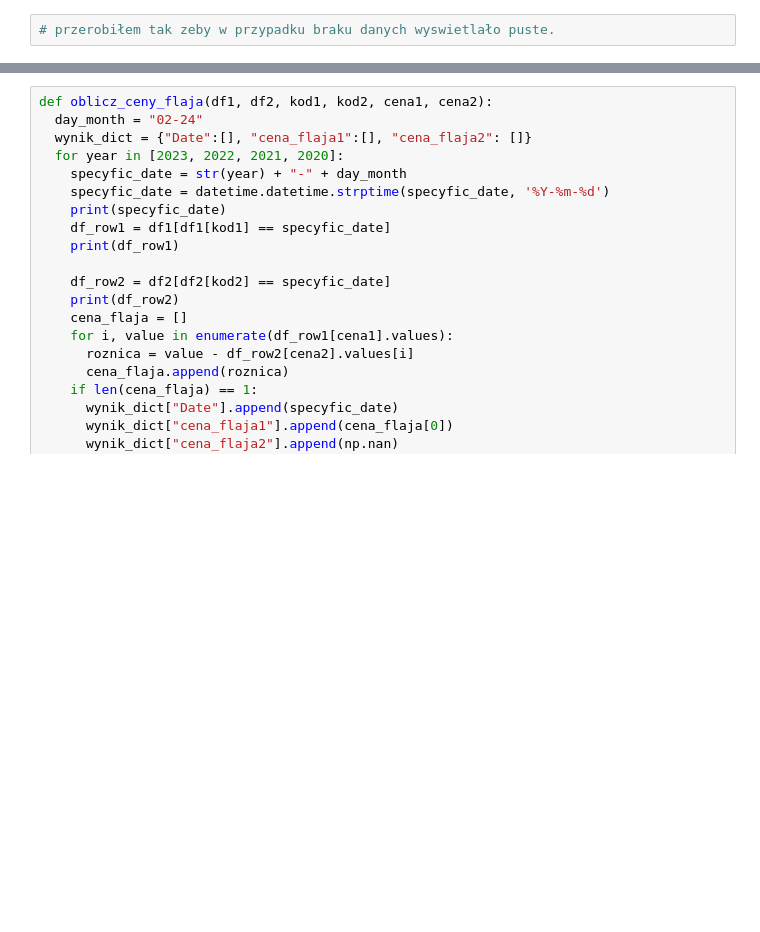
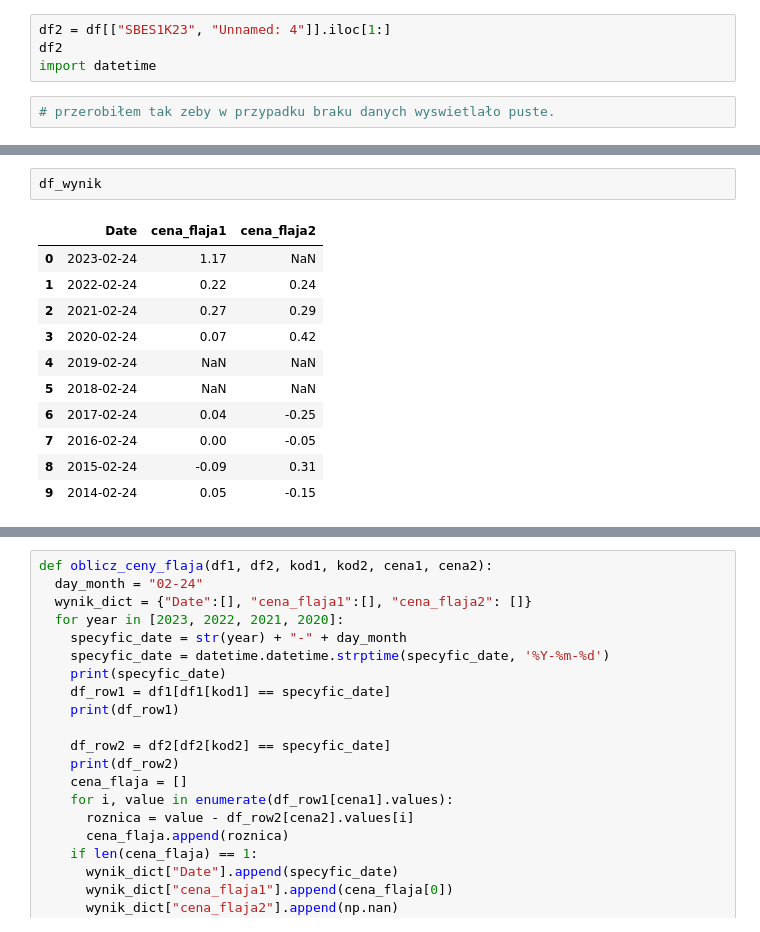
Before and after one commit to tomektom10/dataScienceBootCamp, a Jupyter notebook: moje_projekt_cukier.ipynb, the cells around one changed output, grey strips where cells are left out. Saved outputs shown, nothing was run; the diff lists cells and outputs as text; blank space fills up the shorter version.

```diff
--- a/moje_projekt_cukier.ipynb
+++ b/moje_projekt_cukier.ipynb
@@ -26,3 +26,7 @@ df1
+# %%
+df2 = df[["SBES1K23", "Unnamed: 4"]].iloc[1:]
+df2
+import datetime
 # %%
 # przerobiłem tak zeby w przypadku braku danych wyswietlało puste.
 # %%
@@ -78,0 +79,14 @@ df_wynik = pd.DataFrame(wynik_dict)
+# %%
+df_wynik
+# %% [output]
+|  | Date | cena_flaja1 | cena_flaja2 |
+| 0 | 2023-02-24 | 1.17 | NaN |
+| 1 | 2022-02-24 | 0.22 | 0.24 |
+| 2 | 2021-02-24 | 0.27 | 0.29 |
+| 3 | 2020-02-24 | 0.07 | 0.42 |
+| 4 | 2019-02-24 | NaN | NaN |
+| 5 | 2018-02-24 | NaN | NaN |
+| 6 | 2017-02-24 | 0.04 | -0.25 |
+| 7 | 2016-02-24 | 0.00 | -0.05 |
+| 8 | 2015-02-24 | -0.09 | 0.31 |
+| 9 | 2014-02-24 | 0.05 | -0.15 |
```
Also changed, not shown: parts of 6 cells of this notebook.
